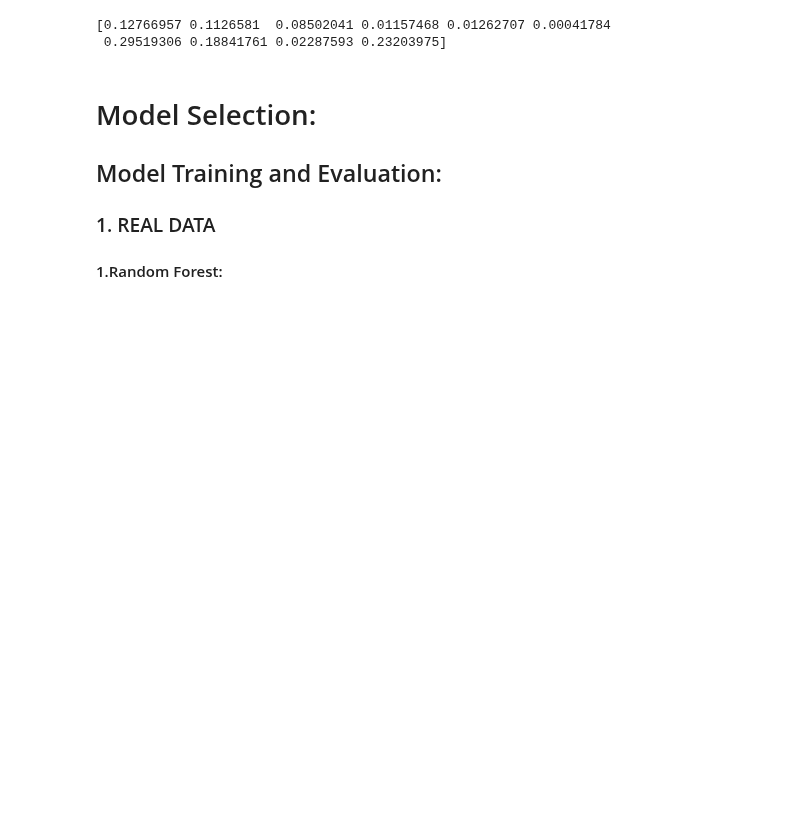
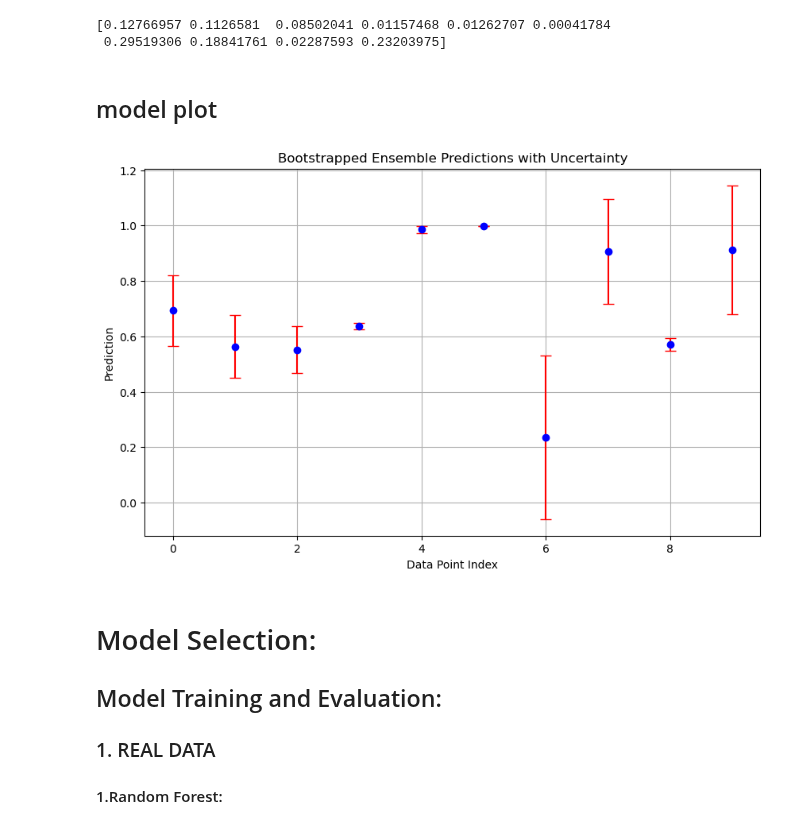
Before and after one commit to robertnesterodhiambo/Advanced_Data_analysis, a Jupyter notebook: OmegaBDT.ipynb, the cells around one changed output. Cells and saved outputs as stored; diff of their text form; code cells hidden in the pictures; blank space fills up the shorter version.

Commit message:
model plot:

```diff
--- a/OmegaBDT.ipynb
+++ b/OmegaBDT.ipynb
@@ -1046,6 +1046,21 @@ print(uncertainty)
 # %% [output]
 [0.12766957 0.1126581  0.08502041 0.01157468 0.01262707 0.00041784
  0.29519306 0.18841761 0.02287593 0.23203975]
+# %% [markdown]
+## model plot
+# %%
+import matplotlib.pyplot as plt
+
+# Assuming `final_predictions` contains your final predictions and `uncertainty` contains the uncertainty
+plt.figure(figsize=(10, 6))
+plt.errorbar(range(len(final_predictions)), final_predictions, yerr=uncertainty, fmt='o', color='blue', ecolor='red', capsize=5)
+plt.xlabel('Data Point Index')
+plt.ylabel('Prediction')
+plt.title('Bootstrapped Ensemble Predictions with Uncertainty')
+plt.grid(True)
+plt.show()
+# %% [output]
+[figure, added]
 # %% [markdown]
 # Model Selection:
 ##  Model Training and Evaluation:
```
